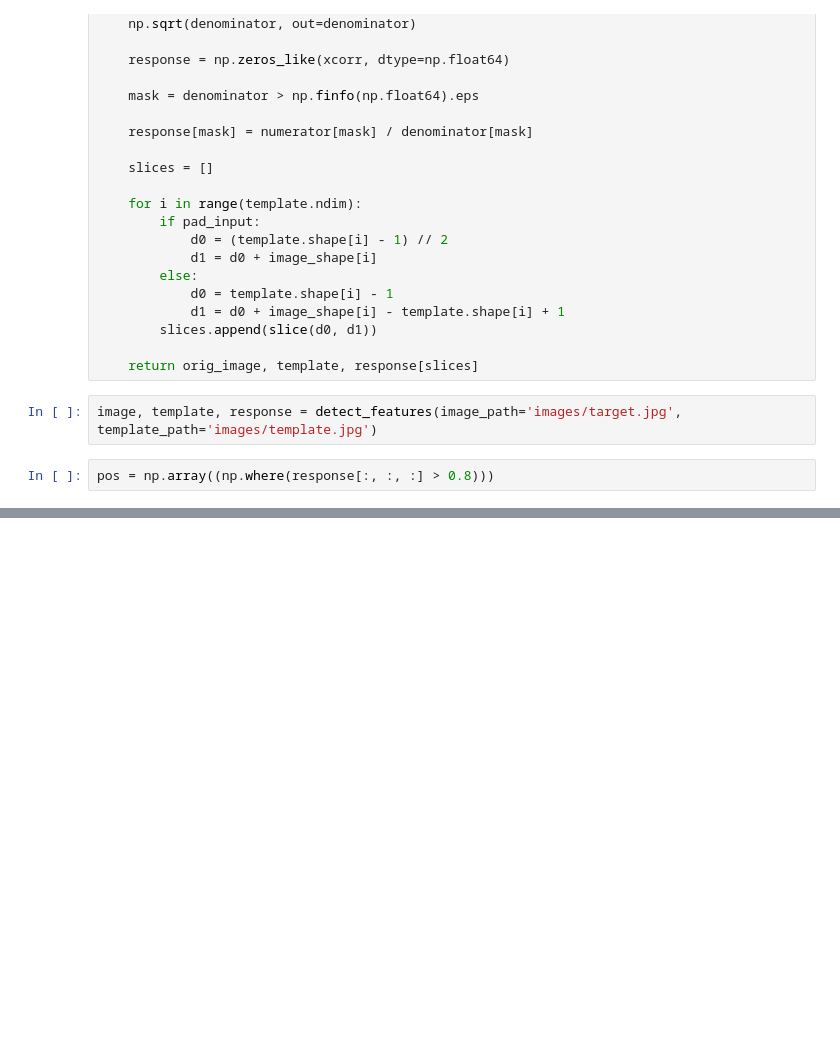
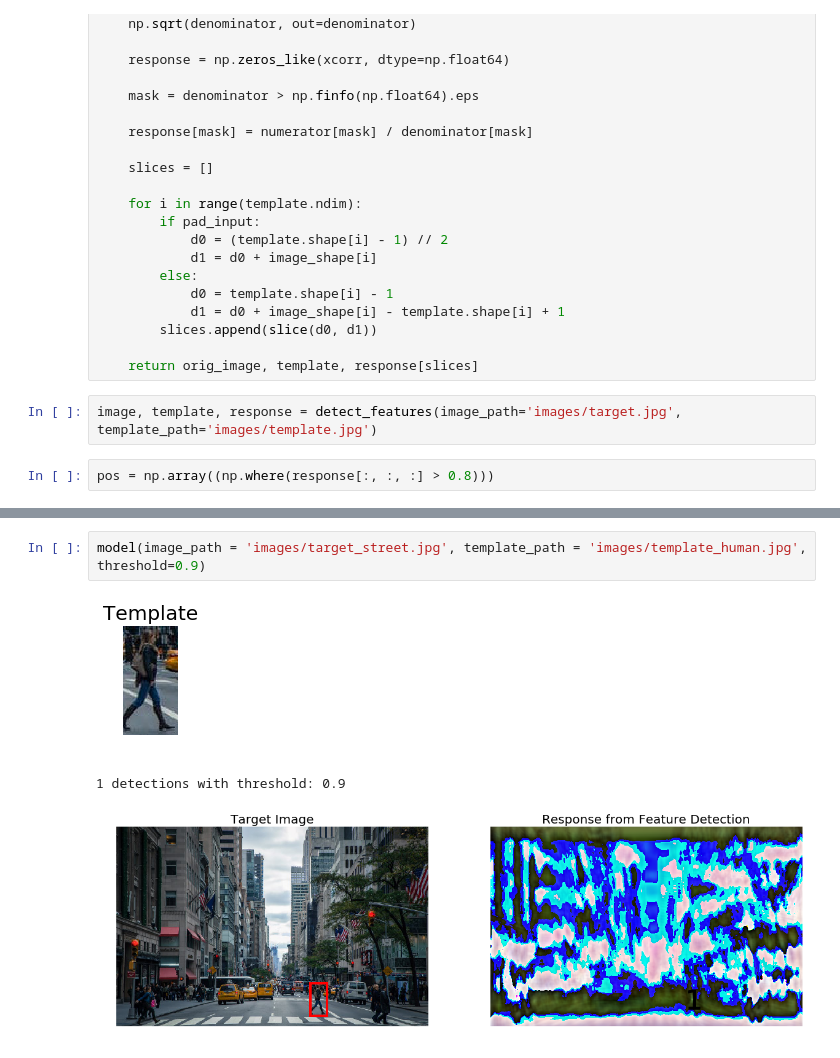
Before and after one commit to WillKoehrsen/eecs-531, a Jupyter notebook: assign/A1/Object_Detection.ipynb, the cells around one changed output, grey strips where cells are left out. Cells and saved outputs as stored; diff of their text form; blank space fills up the shorter version.

```diff
--- a/assign/A1/Object_Detection.ipynb
+++ b/assign/A1/Object_Detection.ipynb
@@ -317,0 +316,6 @@ model(image_path = 'images/target_tennis.jpg', template_path = 'images/template_
+# %%
+model(image_path = 'images/target_street.jpg', template_path = 'images/template_human.jpg', threshold=0.9)
+# %% [output]
+[figure, added]
+1 detections with threshold: 0.9
+[figure, added]
```
Also changed, not shown: parts of 10 cells of this notebook.
